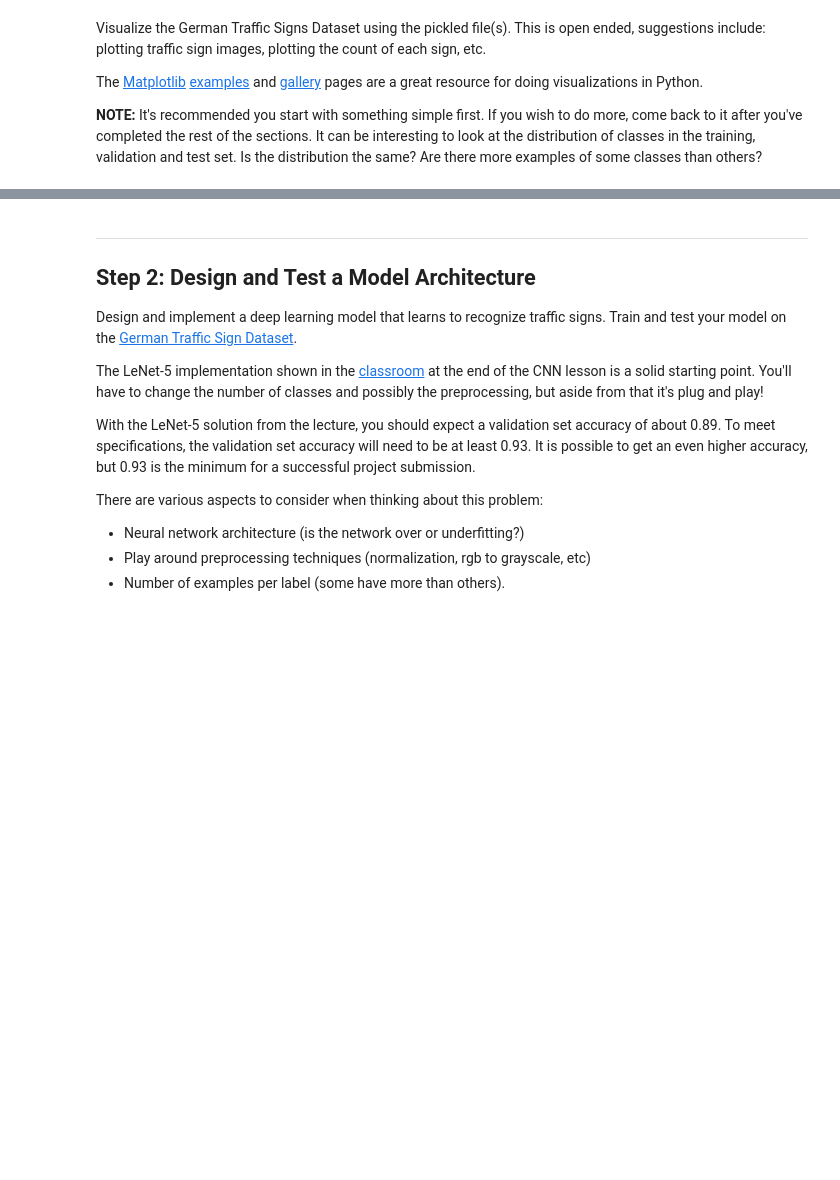
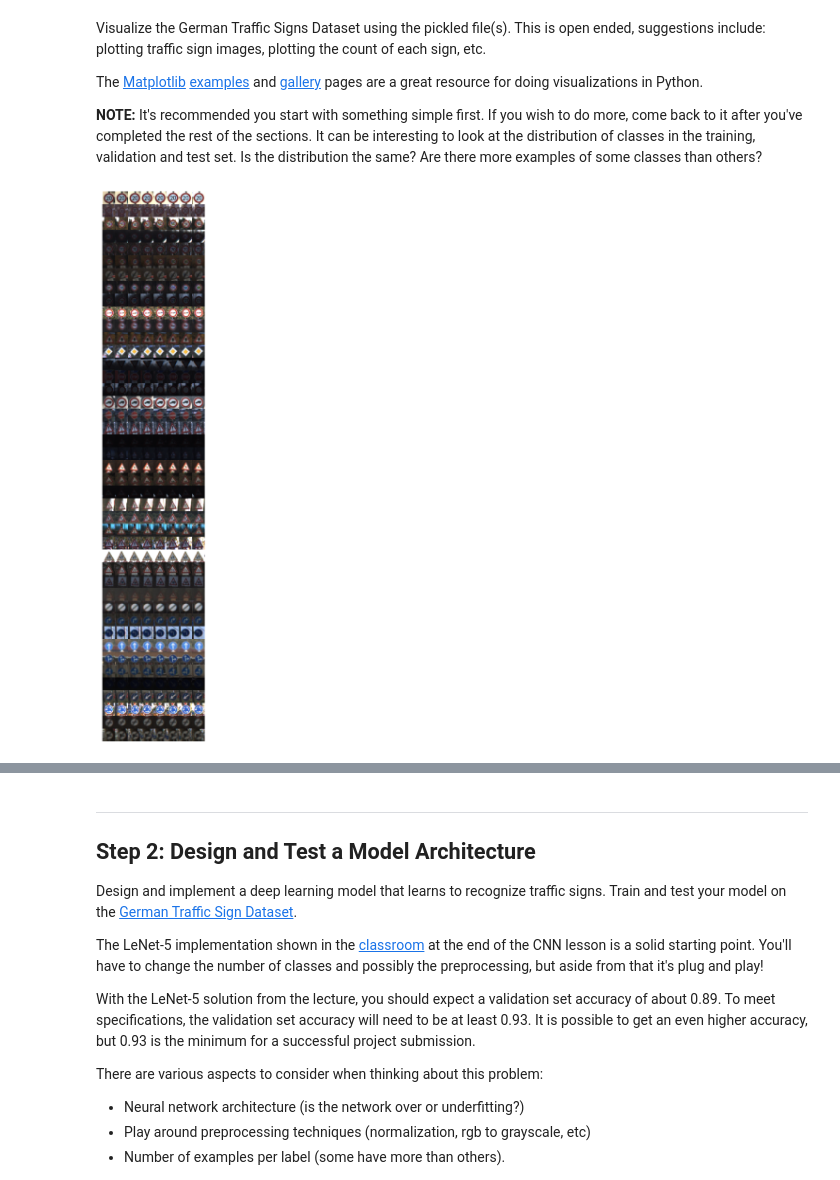
Before and after one commit to LinasKo/CarND-Traffic-Sign-Classifier-Project, a Jupyter notebook: notebooks/Traffic_Sign_Classifier.ipynb, the cells around one changed output, grey strips where cells are left out. Drawn from its saved outputs; the diff is of its cells as text; code cells hidden in the pictures; blank space fills up the shorter version.

Commit message:
visualization

```diff
--- a/notebooks/Traffic_Sign_Classifier.ipynb
+++ b/notebooks/Traffic_Sign_Classifier.ipynb
@@ -119,0 +115,27 @@ import matplotlib.pyplot as plt
+# %%
+### Data exploration visualization code goes here.
+### Feel free to use as many code cells as needed.
+import matplotlib.pyplot as plt
+# Visualizations will be shown in the notebook.
+%matplotlib inline
+
+
+COL_NUM = 8
+
+fig, axes = plt.subplots(n_classes, COL_NUM)
+fig.set_figheight(n_classes * 1.2 * 5 / COL_NUM)  # Set heights to eliminate gaps between images
+
+
+for class_id in range(n_classes):
+    # Find the first COL_NUM images of class class_id
+    images = X_train[y_train == class_id][:COL_NUM]
+
+    for col in range(len(images)):
+        axes[class_id, col].imshow(images[col])
+        axes[class_id, col].axis("off")
+
+# Remove gaps between images
+plt.subplots_adjust(wspace=0, hspace=0, left=0, right=1, bottom=0, top=1)
+plt.show()
+# %% [output]
+[figure, added]
```
Also changed, not shown: parts of 6 cells of this notebook.
